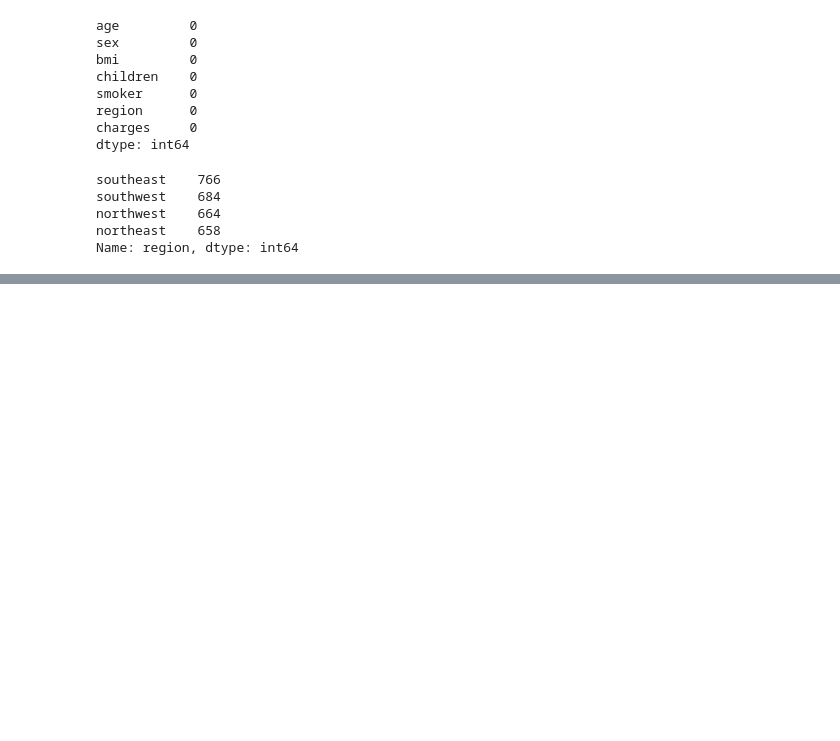
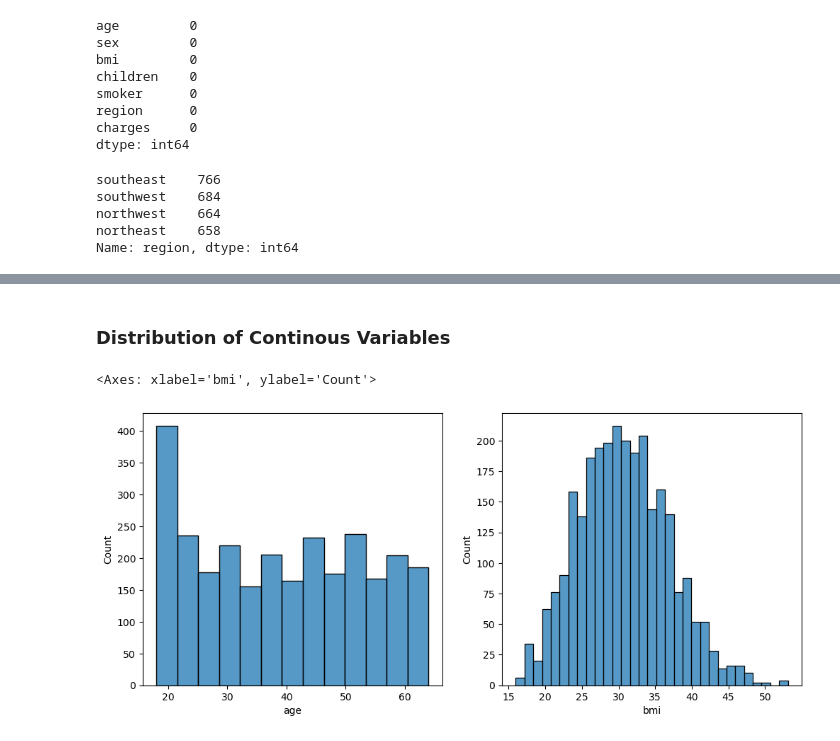
Before and after one commit to Subash0812/Medical_insurance, a Jupyter notebook: Medical_insurance.ipynb, the cells around one changed output, grey strips where cells are left out. Cells and saved outputs as stored; diff of their text form; code cells hidden in the pictures; blank space fills up the shorter version.

```diff
--- a/Medical_insurance.ipynb
+++ b/Medical_insurance.ipynb
@@ -73,0 +116,9 @@ Name: region, dtype: int64
+# %% [markdown]
+### Distribution of Continous Variables
+# %%
+fig,ax = plt.subplots(1,2,figsize=(12,5))
+sns.histplot(insurance_df.age,ax=ax[0])
+sns.histplot(insurance_df.bmi,ax=ax[1])
+# %% [output]
+<Axes: xlabel='bmi', ylabel='Count'>
+[figure, added]
```
Also changed, not shown: parts of 12 cells of this notebook.
